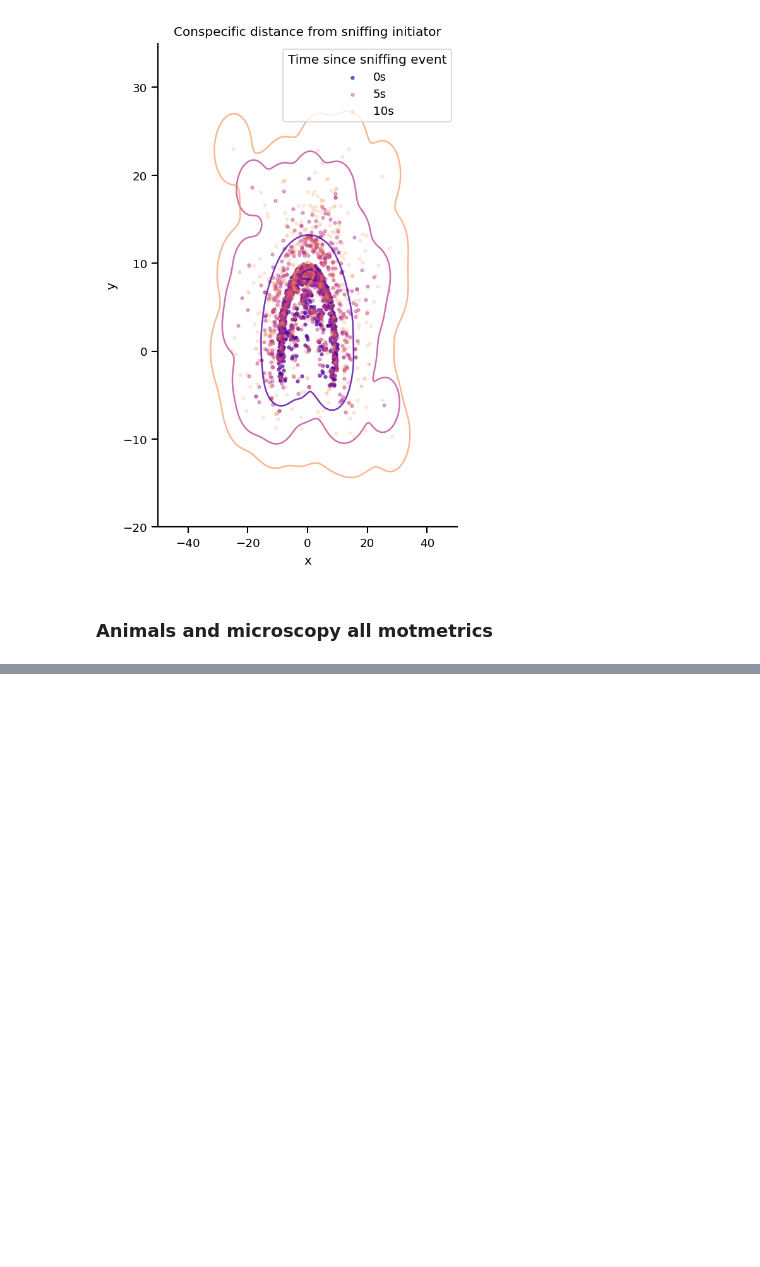
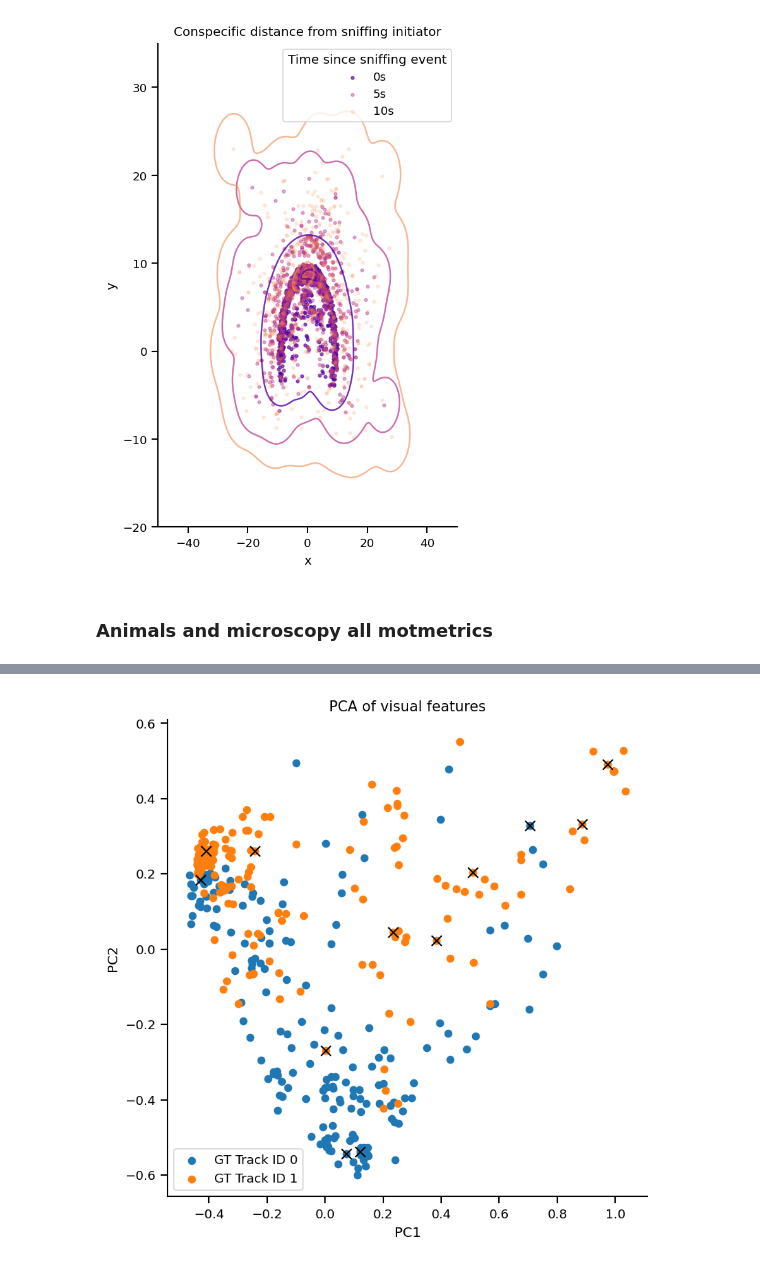
Before and after one commit to talmolab/dreem-plots, a Jupyter notebook: plot_dreem_for_submission.ipynb, the cells around one changed output, grey strips where cells are left out. Drawn from its saved outputs; the diff is of its cells as text; code cells hidden in the pictures; blank space fills up the shorter version.

```diff
--- a/plot_dreem_for_submission.ipynb
+++ b/plot_dreem_for_submission.ipynb
@@ -849,0 +846,38 @@ Zebrafish10
+# %%
+switch_case = [file for file in pca_files if "5658" in file][0]
+pca = np.load(switch_case)
+fig = plt.figure(figsize=(6,6))
+ax1 = fig.add_subplot(1,1, 1)
+arr_gt_track_ids = pca[:, -1].astype(int)
+arr_switch_indices = pca[:, -2].astype(int)
+arr_switch_indices = np.where(arr_switch_indices == 1)[0]
+frame_features_pca = pca[:, :-2]
+unique_ids = np.unique(arr_gt_track_ids)
+for uid in unique_ids:
+    mask = arr_gt_track_ids == uid
+    ax1.scatter(
+        frame_features_pca[mask, 0],
+        frame_features_pca[mask, 1],
+        label=f'GT Track ID {int(uid)}',
+        color=sns.color_palette("tab10")[uid]
+    )
+
+for idx in arr_switch_indices:
+    ax1.scatter(
+        frame_features_pca[idx, 0],
+        frame_features_pca[idx, 1],
+        marker='x',
+        s=50,
+        color='black',
+        linewidths=1,
+        # label='Switch frame' if idx == list_switch_indices[0] else ""
+    )
+ax1.legend(title='')
+ax1.legend(title='')
+ax1.set_title(f"PCA of visual features", fontsize=10)
+ax1.set_xlabel("PC1")
+ax1.set_ylabel("PC2")
+sns.despine()
+# plt.savefig("./data/pca-visual-features-switch-case.png")
+# %% [output]
+[figure, added]
```
Also changed, not shown: parts of 27 cells of this notebook, 14 other files.
